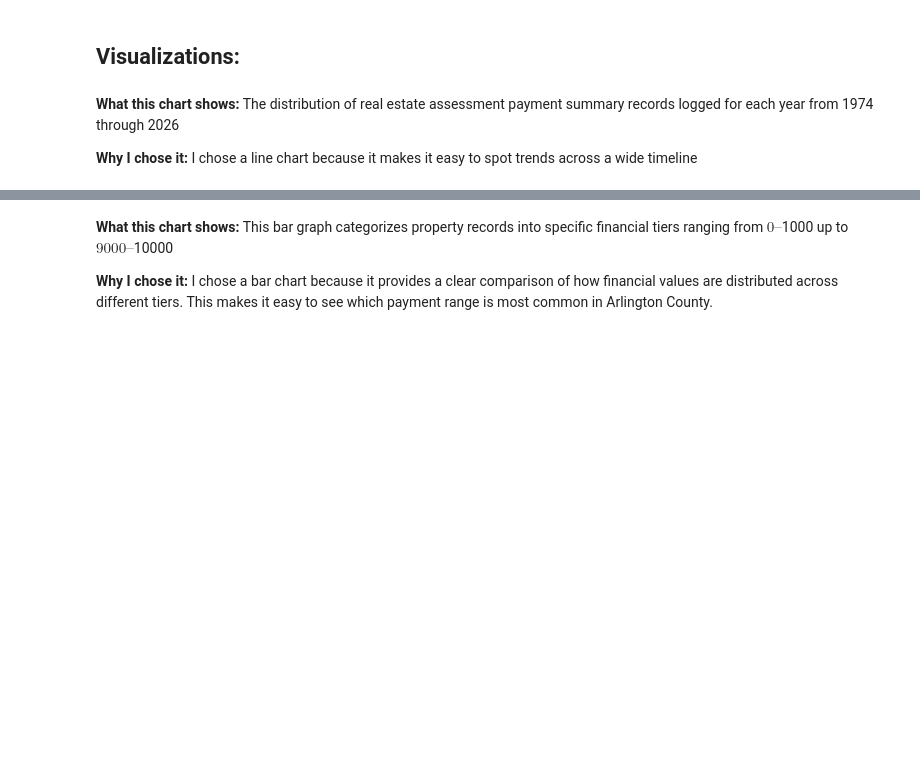
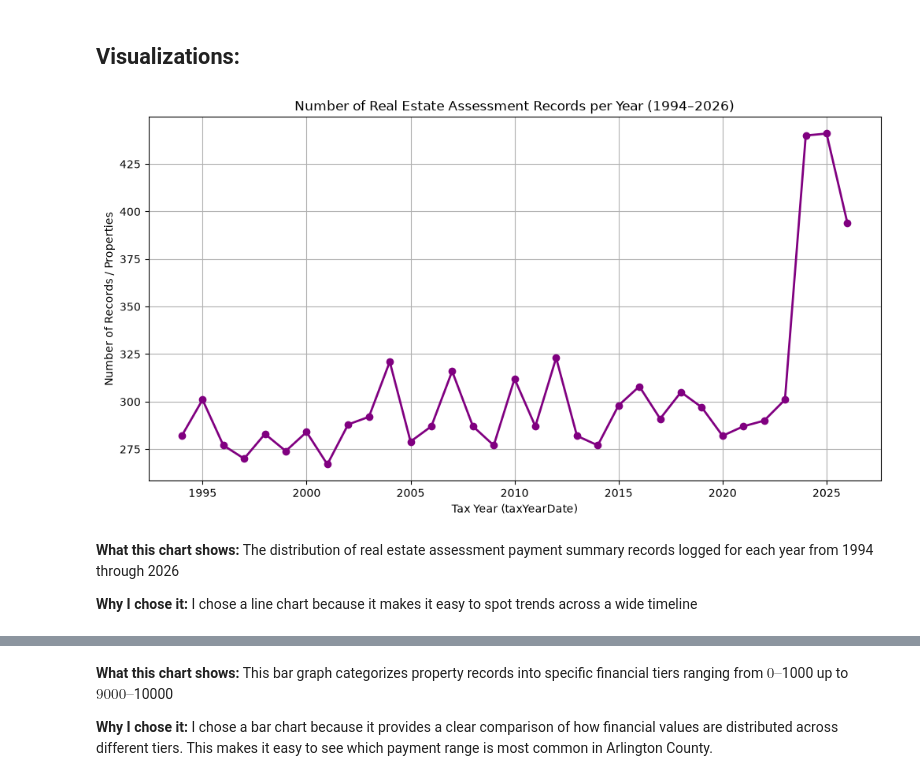
Before and after one commit to AK-Git-Tux/AK-Git-Tux.github.io, a Jupyter notebook: ITE-140_Arl_API.ipynb, the cells around one changed output, grey strips where cells are left out. Drawn from its saved outputs; the diff is of its cells as text; code cells hidden in the pictures; blank space fills up the shorter version.

```diff
--- a/ITE-140_Arl_API.ipynb
+++ b/ITE-140_Arl_API.ipynb
@@ -86,31 +86,33 @@ print(json.dumps(data, indent=2))
 # %%
 
 # Fetch a larger dataset sorted by ascending year
 base_url = 'https://datahub-v2.arlingtonva.us/api/Tax/RealEstateAssessmentPaymentSummary?'
 args = '$top=10000&orderby=taxYearDate asc'
 full_url = base_url + args
 
 response = requests.get(full_url)
 data = response.json()
 
 # Convert the JSON list into a pandas DataFrame
 df = pd.DataFrame(data)
 
 # Count how many records exist for each taxYearDate and sort by the year index
 year_counts = df['taxYearDate'].value_counts().sort_index()
 
 # Create the Matplotlib line chart
 plt.figure(figsize=(12, 6))
 plt.plot(year_counts.index, year_counts.values, marker='o', color='purple', linestyle='-', linewidth=2)
 
 # Add titles, labels, and grid for readability
-plt.title('Number of Real Estate Assessment Records per Year (1974–2026)')
+plt.title('Number of Real Estate Assessment Records per Year (1994–2026)')
 plt.xlabel('Tax Year (taxYearDate)')
 plt.ylabel('Number of Records / Properties')
 plt.grid(True)
 plt.show()
+# %% [output]
+[figure, added]
 # %% [markdown]
-**What this chart shows:** The distribution of real estate assessment payment summary records logged for each year from 1974 through 2026
+**What this chart shows:** The distribution of real estate assessment payment summary records logged for each year from 1994 through 2026
 
 **Why I chose it:** I chose a line chart because it makes it easy to spot trends across a wide timeline
 # %%
```
Also changed, not shown: parts of 2 cells of this notebook.
